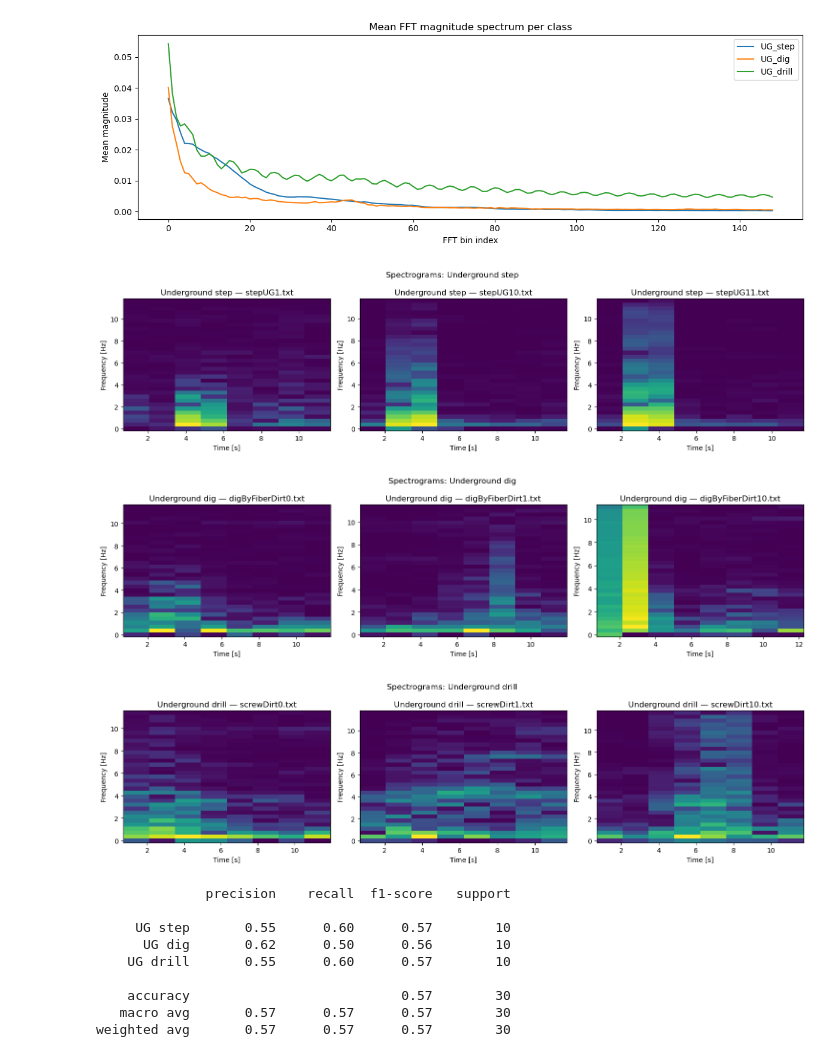
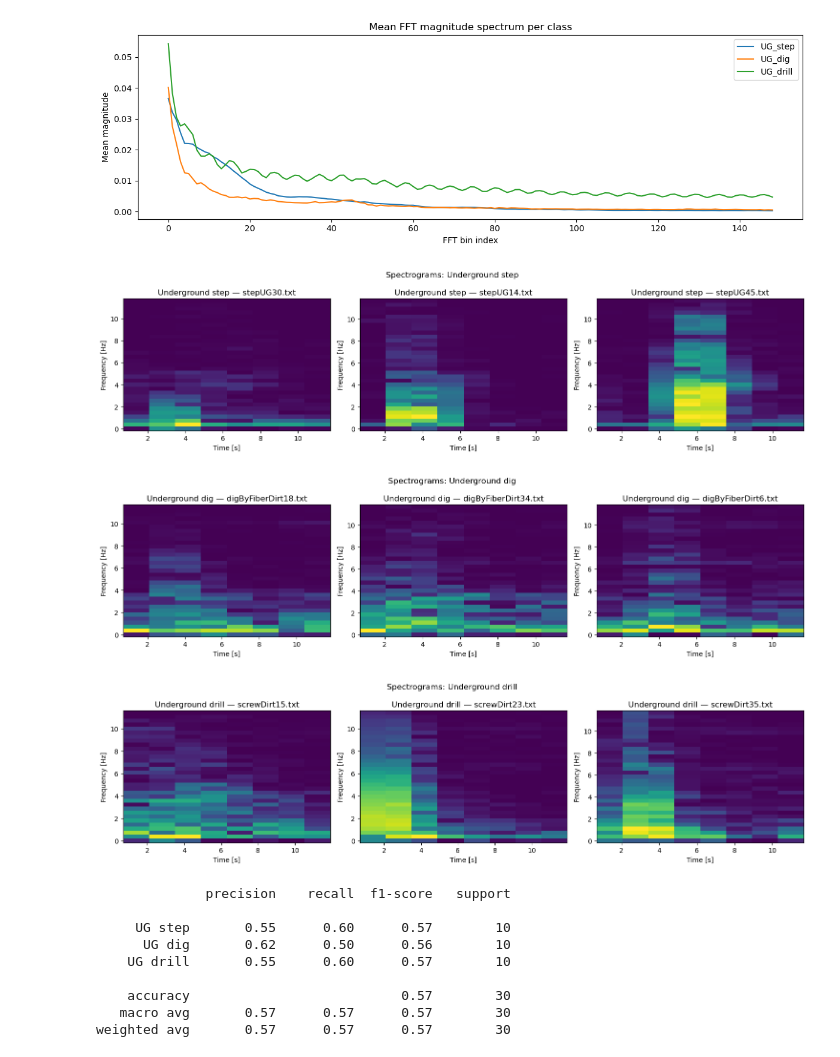
Before and after one commit to leac-1/Fagprojekt-ML, a Jupyter notebook: ML for classification/UW_UG_analysis.ipynb, the cells around one changed output. Drawn from its saved outputs; the diff is of its cells as text; code cells hidden in the pictures.

```diff
--- a/ML for classification/UW_UG_analysis.ipynb
+++ b/ML for classification/UW_UG_analysis.ipynb
@@ -93,7 +94,8 @@ plt.show()
 ### Spectrograms for disturbance types
 # %%
 def plot_spectrograms(folder, label, n=3):
-    files = sorted(Path(folder).glob("*.txt"))[:n]
+    all_files = list(Path(folder).glob("*.txt"))
+    files = random.sample(all_files, min(n, len(all_files)))
     fig, axes = plt.subplots(1, n, figsize=(5*n, 4))
 
     for ax, file in zip(axes, files):
@@ -215,31 +217,32 @@ plt.show()
 [figure]
 # %%
 def plot_spectrograms(folder, label, n=3):
-    files = sorted(Path(folder).glob("*.txt"))[:n]
+    all_files = list(Path(folder).glob("*.txt"))
+    files = random.sample(all_files, min(n, len(all_files)))
     fig, axes = plt.subplots(1, n, figsize=(5*n, 4))
 
     for ax, file in zip(axes, files):
         t, signal = load_and_interpolate(file)
         dt = np.mean(np.diff(t))
         fs = 1 / dt
 
         f, tt, Sxx = spectrogram(signal, fs=fs, nperseg=64, noverlap=32)
         ax.pcolormesh(tt, f, 10*np.log10(Sxx + 1e-10), cmap="viridis")
         ax.set_xlabel("Time [s]")
         ax.set_ylabel("Frequency [Hz]")
         ax.set_title(f"{label} — {file.name}")
 
     plt.suptitle(f"Spectrograms: {label}")
     plt.tight_layout()
     plt.show()
 
 plot_spectrograms("Saved data/UG_step", "Underground step")
 plot_spectrograms("Saved data/UG_dig", "Underground dig")
 plot_spectrograms("Saved data/UG_drill", "Underground drill")
 # %% [output]
-[figure, old version]
+[figure, new version]
-[figure, old version]
+[figure, new version]
-[figure, old version]
+[figure, new version]
 # %%
 # x and y for classification using random forest
 
```
Also changed, not shown: parts of 5 cells of this notebook, 1 other file.
